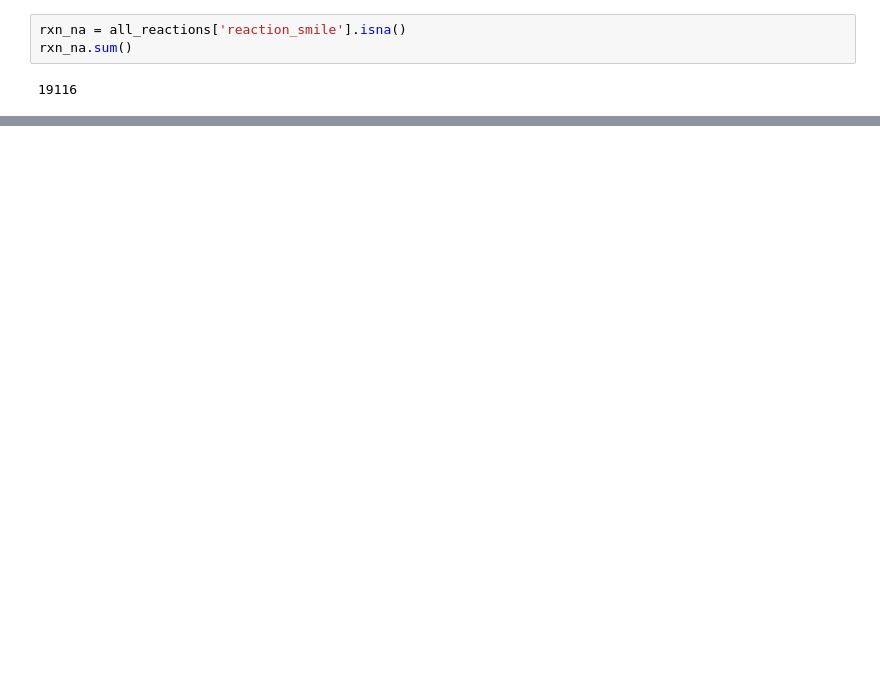
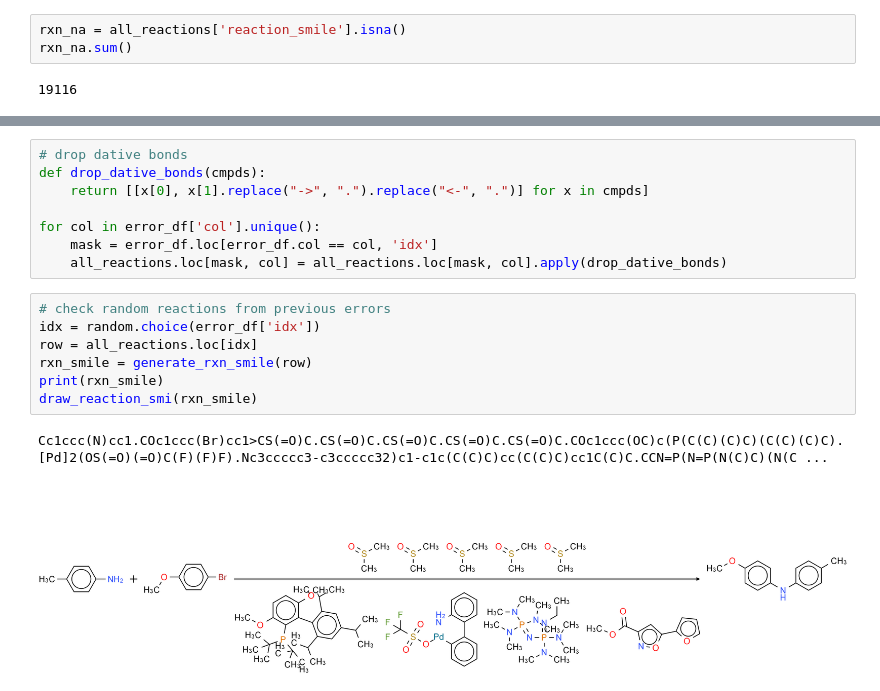
Before and after one commit to alkorolyov/selvita, a Jupyter notebook: 01_data_from_ord.ipynb, the cells around one changed output, grey strips where cells are left out. Cells and saved outputs as stored; diff of their text form; blank space fills up the shorter version.

```diff
--- a/01_data_from_ord.ipynb
+++ b/01_data_from_ord.ipynb
@@ -324,0 +304,18 @@ all_reactions.loc[all_reactions.original_dataset == '']
+# %%
+# drop dative bonds
+def drop_dative_bonds(cmpds):
+    return [[x[0], x[1].replace("->", ".").replace("<-", ".")] for x in cmpds]
+
+for col in error_df['col'].unique():
+    mask = error_df.loc[error_df.col == col, 'idx']
+    all_reactions.loc[mask, col] = all_reactions.loc[mask, col].apply(drop_dative_bonds)
+# %%
+# check random reactions from previous errors
+idx = random.choice(error_df['idx'])
+row = all_reactions.loc[idx]
+rxn_smile = generate_rxn_smile(row)
+print(rxn_smile)
+draw_reaction_smi(rxn_smile)
+# %% [output]
+Cc1ccc(N)cc1.COc1ccc(Br)cc1>CS(=O)C.CS(=O)C.CS(=O)C.CS(=O)C.CS(=O)C.COc1ccc(OC)c(P(C(C)(C)C)(C(C)(C)C).[Pd]2(OS(=O)(=O)C(F)(F)F).Nc3ccccc3-c3ccccc32)c1-c1c(C(C)C)cc(C(C)C)cc1C(C)C.CCN=P(N=P(N(C)C)(N(C ...
+[figure, added]
```
Also changed, not shown: parts of 26 cells of this notebook, 1 other file.
